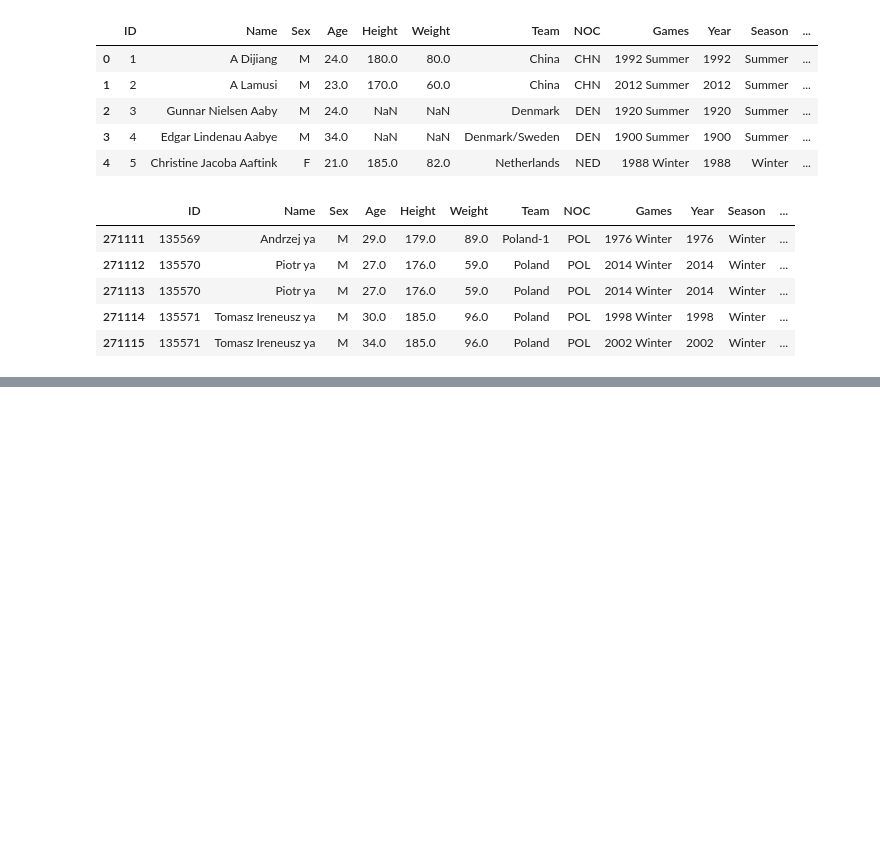
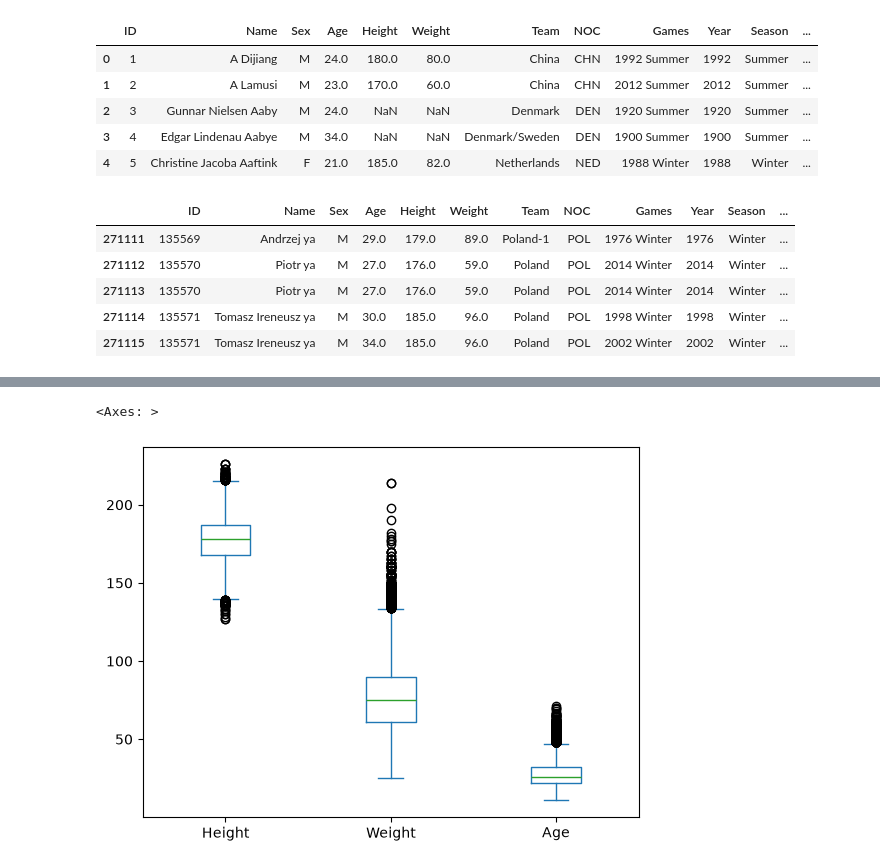
Before and after one commit to reuven/OReilly-PyData-September-2026-09, a Jupyter notebook: OReilly-PyData-September-2026-09-29.ipynb, the cells around one changed output, grey strips where cells are left out. Saved outputs shown, nothing was run; the diff lists cells and outputs as text; code cells hidden in the pictures; blank space fills up the shorter version.

```diff
--- a/OReilly-PyData-September-2026-09-29.ipynb
+++ b/OReilly-PyData-September-2026-09-29.ipynb
@@ -1444,0 +1436,14 @@ df.tail()
+# %%
+# Create a boxplot with the heights, weights, and ages of athletes.
+
+(
+    df
+    [['ID', 'Height', 'Weight', 'Age']]
+    .dropna()
+    .set_index('ID')
+    .drop_duplicates()
+    .plot.box()
+)
+# %% [output]
+<Axes: >
+[figure, added]
```
Also changed, not shown: parts of 2 cells of this notebook.
